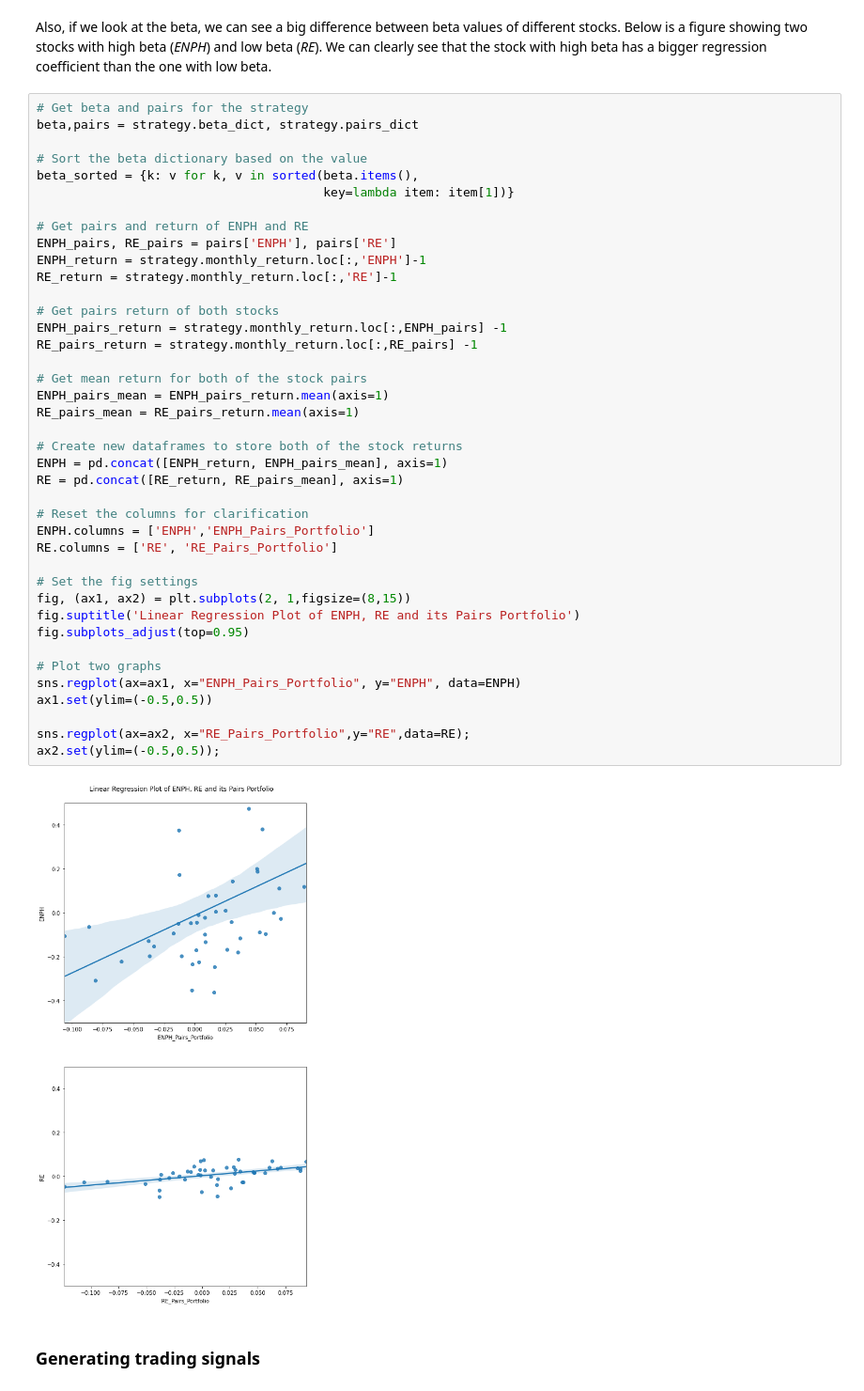
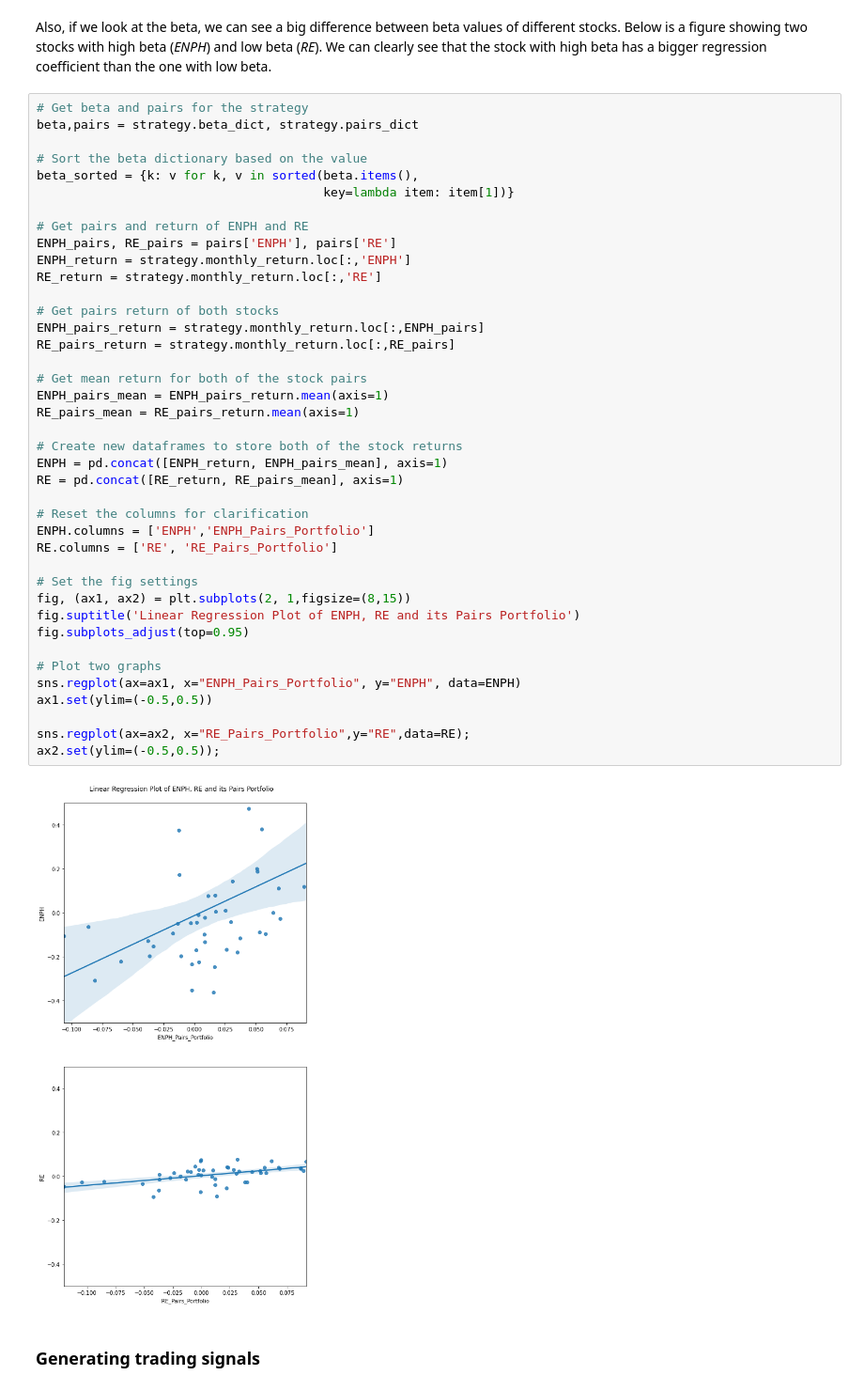
Before and after one commit to hudson-and-thames/arbitrage_research, a Jupyter notebook: Distance Approach/pearson_distance_approach.ipynb, the cells around one changed output. Shown at 94% size. Saved outputs shown, nothing was run; the diff lists cells and outputs as text.

```diff
--- a/Distance Approach/pearson_distance_approach.ipynb
+++ b/Distance Approach/pearson_distance_approach.ipynb
@@ -245,38 +245,38 @@ beta_sorted = {k: v for k, v in sorted(beta.items(),
 
 # Get pairs and return of ENPH and RE
 ENPH_pairs, RE_pairs = pairs['ENPH'], pairs['RE']
-ENPH_return = strategy.monthly_return.loc[:,'ENPH']-1
-RE_return = strategy.monthly_return.loc[:,'RE']-1
+ENPH_return = strategy.monthly_return.loc[:,'ENPH']
+RE_return = strategy.monthly_return.loc[:,'RE']
 
 # Get pairs return of both stocks
-ENPH_pairs_return = strategy.monthly_return.loc[:,ENPH_pairs] -1
-RE_pairs_return = strategy.monthly_return.loc[:,RE_pairs] -1
+ENPH_pairs_return = strategy.monthly_return.loc[:,ENPH_pairs]
+RE_pairs_return = strategy.monthly_return.loc[:,RE_pairs]
 
 # Get mean return for both of the stock pairs
 ENPH_pairs_mean = ENPH_pairs_return.mean(axis=1)
 RE_pairs_mean = RE_pairs_return.mean(axis=1)
 
 # Create new dataframes to store both of the stock returns
 ENPH = pd.concat([ENPH_return, ENPH_pairs_mean], axis=1)
 RE = pd.concat([RE_return, RE_pairs_mean], axis=1)
 
 # Reset the columns for clarification
 ENPH.columns = ['ENPH','ENPH_Pairs_Portfolio']
 RE.columns = ['RE', 'RE_Pairs_Portfolio']
 
 # Set the fig settings
 fig, (ax1, ax2) = plt.subplots(2, 1,figsize=(8,15))
 fig.suptitle('Linear Regression Plot of ENPH, RE and its Pairs Portfolio')
 fig.subplots_adjust(top=0.95)
 
 # Plot two graphs
 sns.regplot(ax=ax1, x="ENPH_Pairs_Portfolio", y="ENPH", data=ENPH)
 ax1.set(ylim=(-0.5,0.5))
 
 sns.regplot(ax=ax2, x="RE_Pairs_Portfolio",y="RE",data=RE);
 ax2.set(ylim=(-0.5,0.5));
 # %% [output]
-[figure, old version]
+[figure, new version]
 # %% [markdown]
 ### Generating trading signals
 # %% [markdown]
```
Also changed, not shown: parts of 8 cells of this notebook.
